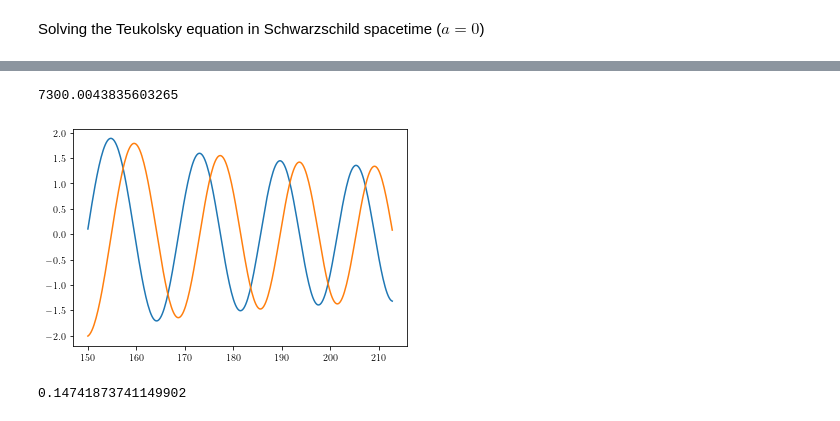
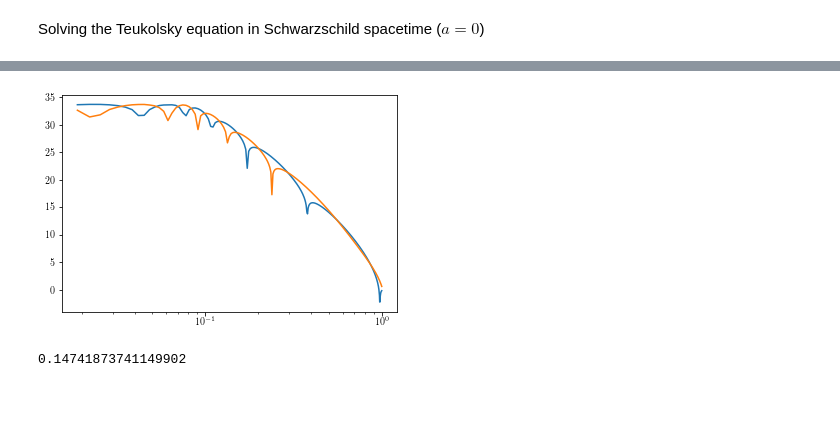
Before and after one commit to znasipak/hbl-teukolsky, a Jupyter notebook: Teukolsky.ipynb, the cells around one changed output, grey strips where cells are left out. Cells and saved outputs as stored; diff of their text form; code cells hidden in the pictures.

```diff
--- a/Teukolsky.ipynb
+++ b/Teukolsky.ipynb
@@ -33,0 +34,6 @@ print(end-start)
+# %%
+Psi = teuk.get_hyperboloidal()
+sigstart = Psi['In'].domain[0]
+sigend = Psi['In'].domains[-1]
+sigvals = np.linspace(sigstart, sigend, num=300)
+psivals = Psi['In'](sigvals)
@@ -34,19 +48,10 @@ print(end-start)
 # %%
-rstart = 150
-rvals = np.linspace(rstart, rstart + 2*np.pi*5/psi.frequency,num=300)
-psivals = psi.rteval(rvals)
-#plt.plot(rvals, np.log(np.abs(np.real(psivals))))
-#plt.plot(rvals, np.log(np.abs(np.imag(psivals))))
-#plt.show()
-print(2/psi.domains[1])
+plt.xscale('log')
+plt.plot(sigvals[:], np.log(np.abs(np.real(psivals[:]))))
+plt.plot(sigvals[:], np.log(np.abs(np.imag(psivals[:]))))
+plt.show()
 # %% [output]
-7300.0043835603265
+[figure, added]
-# %%
-plt.plot(rvals, np.real(rvals**(1+2*psi.s)*psivals))
-plt.plot(rvals, np.imag(rvals**(1+2*psi.s)*psivals))
-plt.show()
-# %% [output]
-[figure, removed]
 # %%
 import time
 start = time.time()
```
Also changed, not shown: parts of 10 cells of this notebook, 2 other files.
